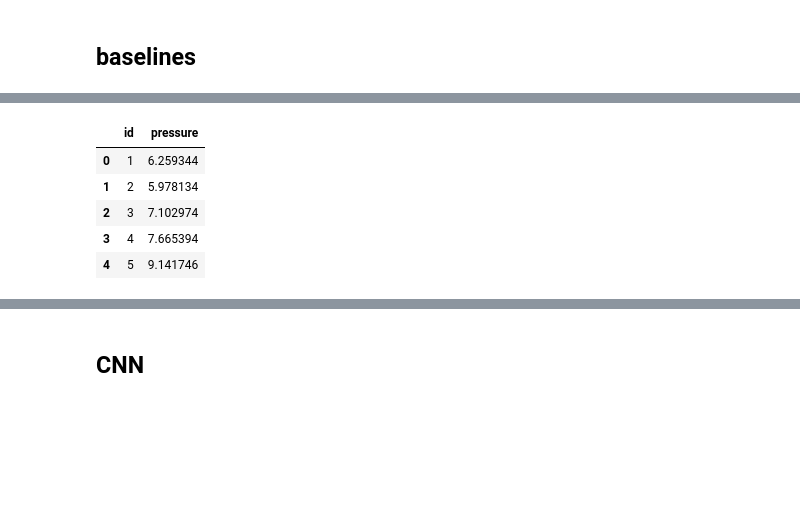
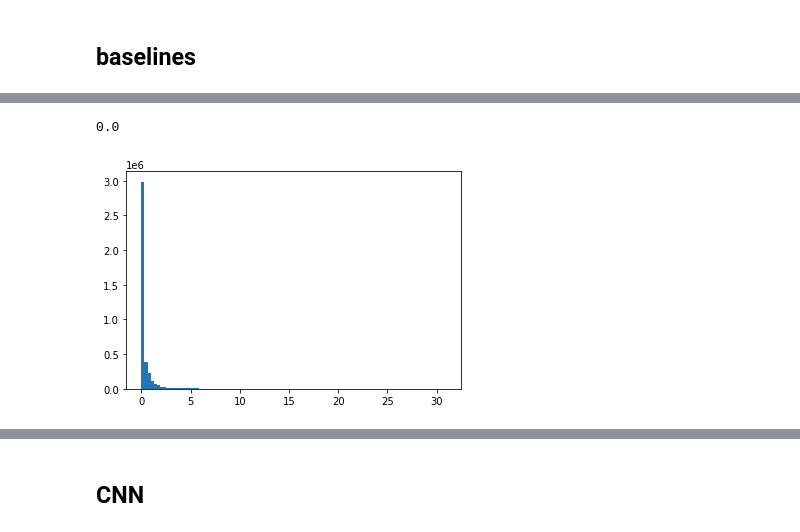
Before and after one commit to yamaguchi-milkcocholate/GoogleBrain-VentilatorPressurePrediction, a Jupyter notebook: notebooks/ensemble.ipynb, the cells around one changed output, grey strips where cells are left out. Saved outputs shown, nothing was run; the diff lists cells and outputs as text; code cells hidden in the pictures; blank space fills up the shorter version.

```diff
--- a/notebooks/ensemble.ipynb
+++ b/notebooks/ensemble.ipynb
@@ -143,19 +156,14 @@ lstm-soft-fullconnect-dropout
 # %%
-# Median Submission
+# Custom Submission
 submission = pd.read_csv(datadir / "sample_submission.csv")
 sub_median = do_stair(np.median(submissions, axis=0))
 sub_mean = do_stair(np.mean(submissions, axis=0))
 sub_spread = np.max(submissions, axis=0) - np.min(submissions, axis=0)
-
-sub_custom = do_stair(np.where(sub_spread < 0.213, sub_mean, sub_median))
-
-submission["pressure"] = sub_custom
-submission.to_csv(basedir /  "custom_submission.csv", index=False)
-submission.head()
-# %% [output]
-|  | id | pressure |
-| 0 | 1 | 6.259344 |
-| 1 | 2 | 5.978134 |
-| 2 | 3 | 7.102974 |
-| 3 | 4 | 7.665394 |
-| 4 | 5 | 9.141746 |
+# %%
+print(np.median(sub_spread))
+fig, ax = plt.subplots(1, 1, figsize=(6, 4))
+ax.hist(sub_spread, bins=100)
+plt.show()
+# %% [output]
+0.0
+[figure, added]
```
Also changed, not shown: parts of 9 cells of this notebook, 1 other file.
